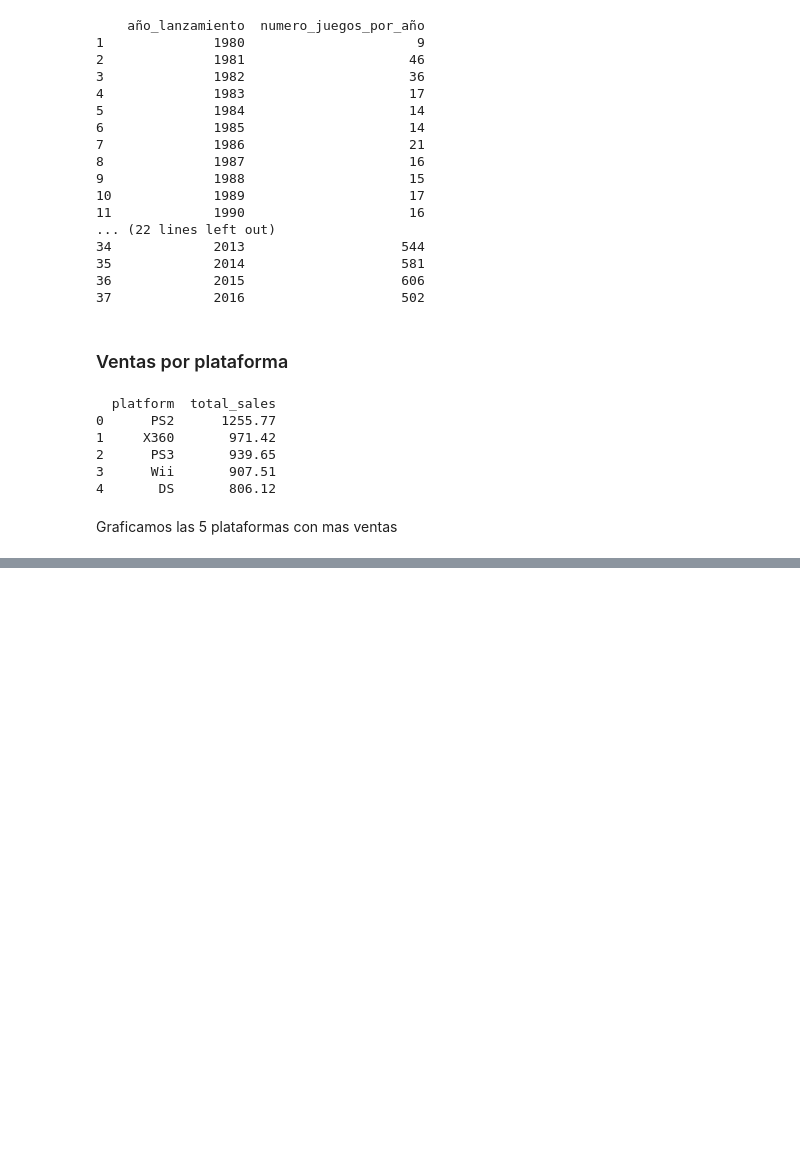
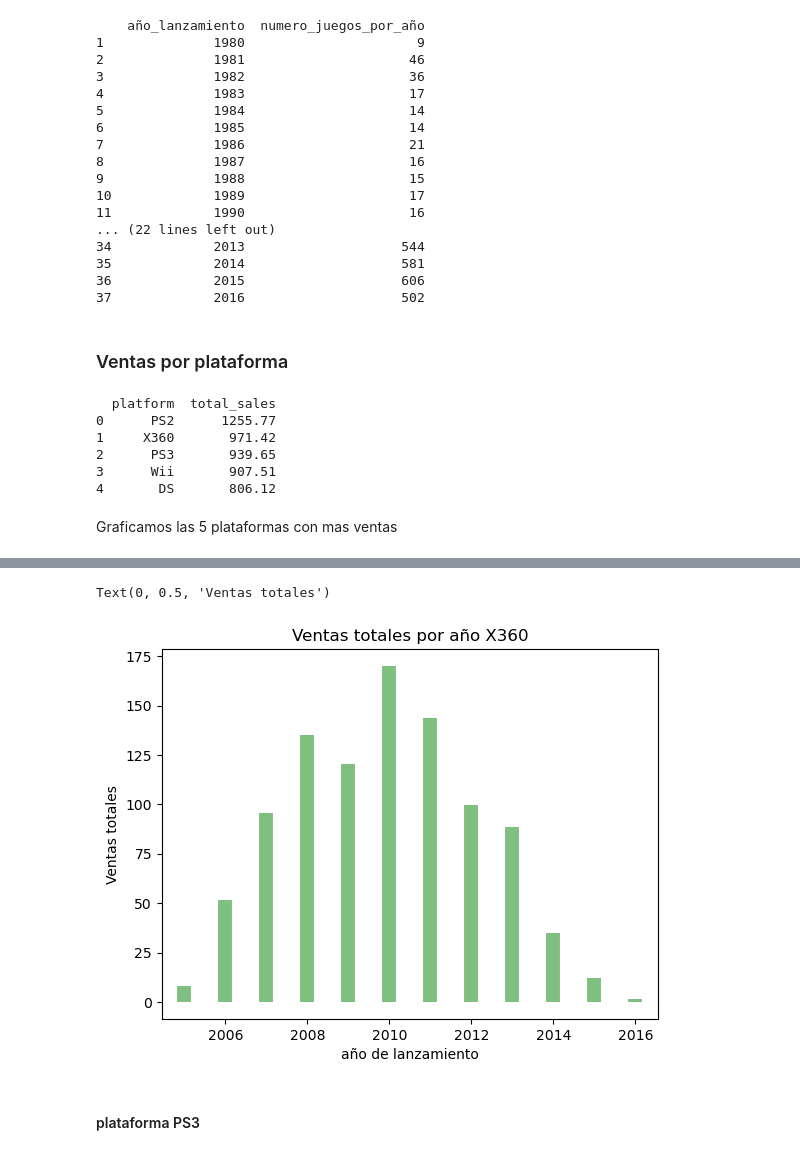
Before and after one commit to ManuelMorales-26/Analitics_game, a Jupyter notebook: games.ipynb, the cells around one changed output, grey strips where cells are left out. Cells and saved outputs as stored; diff of their text form; code cells hidden in the pictures; blank space fills up the shorter version.

```diff
--- a/games.ipynb
+++ b/games.ipynb
@@ -258,0 +267,4 @@ NameError: name 'plt' is not defined
+# %%
+#filtramos solo aquellas filas que tengan X360
+ventas_año_x360 = ventas_por_plataforma_año[ventas_por_plataforma_año["platform"] == "X360"]
+print(ventas_año_x360)
@@ -258,0 +285,10 @@ NameError: name 'plt' is not defined
+# %%
+plt.vlines(x=ventas_año_x360.year_of_release,ymin=0,ymax=ventas_año_x360.total_sales,alpha=0.5 , linewidth=10, color="green")
+plt.title("Ventas totales por año X360")
+plt.xlabel("año de lanzamiento")
+plt.ylabel("Ventas totales")
+# %% [output]
+Text(0, 0.5, 'Ventas totales')
+[figure, added]
+# %% [markdown]
+#### plataforma PS3
```
Also changed, not shown: parts of 16 cells of this notebook.
